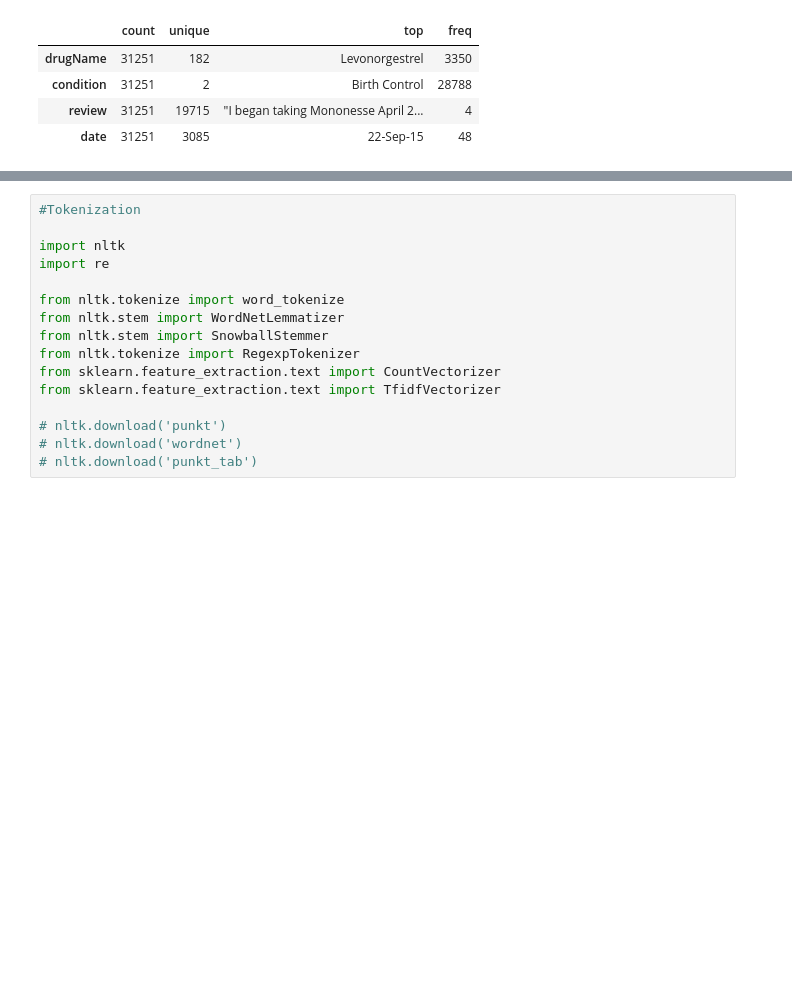
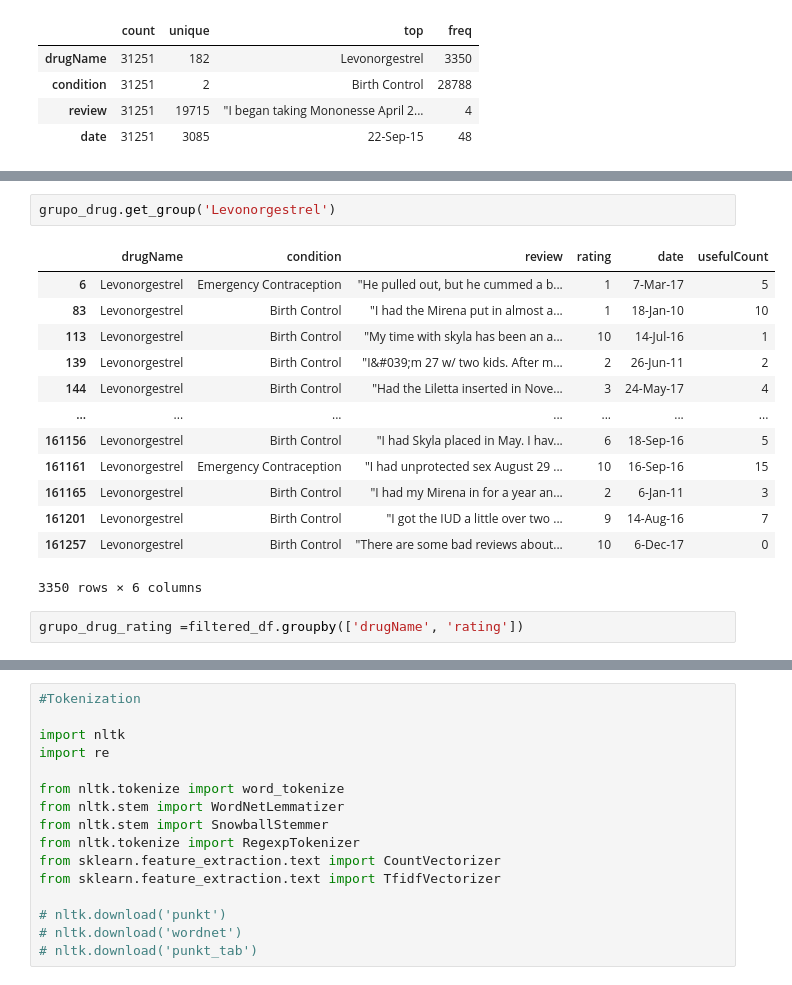
Before and after one commit to celefigs/collaborative_project, a Jupyter notebook: celes_copy.ipynb, the cells around one changed output, grey strips where cells are left out. Saved outputs shown, nothing was run; the diff lists cells and outputs as text; blank space fills up the shorter version.

```diff
--- a/celes_copy.ipynb
+++ b/celes_copy.ipynb
@@ -143,0 +185,18 @@ plot
+# %%
+grupo_drug.get_group('Levonorgestrel')
+# %% [output]
+|  | drugName | condition | review | rating | date | usefulCount |
+| 6 | Levonorgestrel | Emergency Contraception | "He pulled out, but he cummed a b... | 1 | 7-Mar-17 | 5 |
+| 83 | Levonorgestrel | Birth Control | "I had the Mirena put in almost a... | 1 | 18-Jan-10 | 10 |
+| 113 | Levonorgestrel | Birth Control | "My time with skyla has been an a... | 10 | 14-Jul-16 | 1 |
+| 139 | Levonorgestrel | Birth Control | "I&#039;m 27 w/ two kids. After m... | 2 | 26-Jun-11 | 2 |
+| 144 | Levonorgestrel | Birth Control | "Had the Liletta inserted in Nove... | 3 | 24-May-17 | 4 |
+| ... | ... | ... | ... | ... | ... | ... |
+| 161156 | Levonorgestrel | Birth Control | "I had Skyla placed in May. I hav... | 6 | 18-Sep-16 | 5 |
+| 161161 | Levonorgestrel | Emergency Contraception | "I had unprotected sex August 29 ... | 10 | 16-Sep-16 | 15 |
+| 161165 | Levonorgestrel | Birth Control | "I had my Mirena in for a year an... | 2 | 6-Jan-11 | 3 |
+| 161201 | Levonorgestrel | Birth Control | "I got the IUD a little over two ... | 9 | 14-Aug-16 | 7 |
+| 161257 | Levonorgestrel | Birth Control | "There are some bad reviews about... | 10 | 6-Dec-17 | 0 |
+3350 rows × 6 columns
+# %%
+grupo_drug_rating =filtered_df.groupby(['drugName', 'rating'])
```
Also changed, not shown: parts of 10 cells of this notebook.
